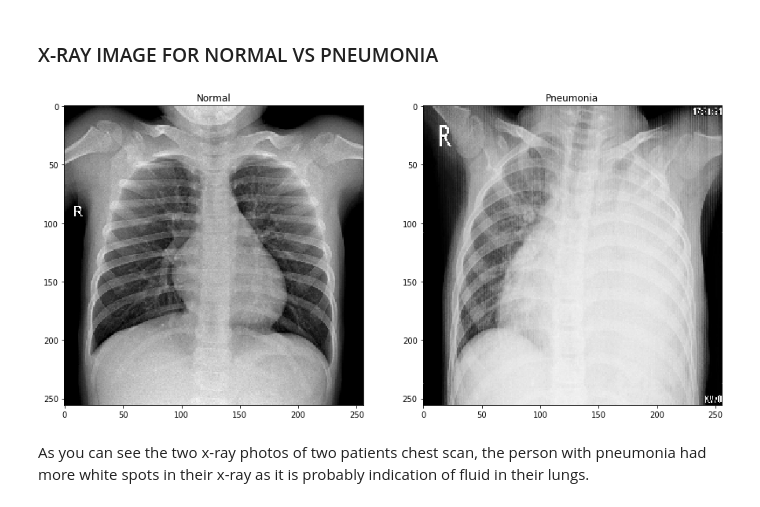
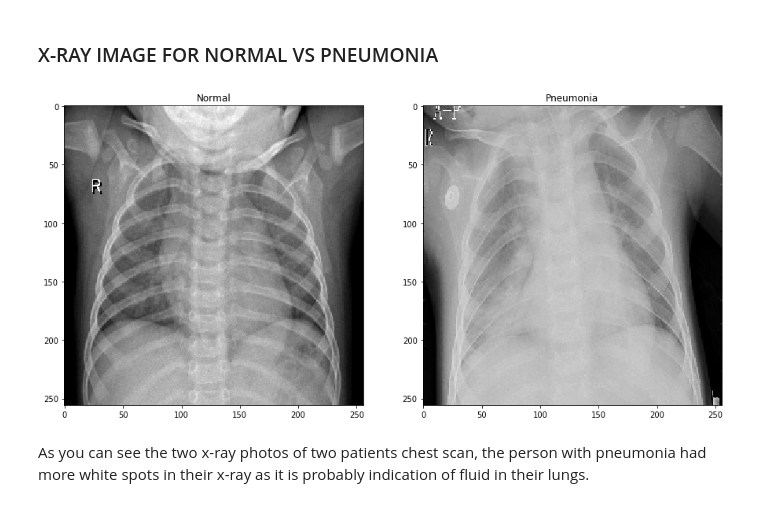
Before and after one commit to itcalderon/pneumonia_image_classification, a Jupyter notebook: 02.Exploratory_Data_Analysis-Wayne.ipynb, the cells around one changed output. Drawn from its saved outputs; the diff is of its cells as text; code cells hidden in the pictures.

```diff
--- a/02.Exploratory_Data_Analysis-Wayne.ipynb
+++ b/02.Exploratory_Data_Analysis-Wayne.ipynb
@@ -34,16 +26,16 @@ pneumonia_test_fol = train_dir + 'PNEUMONIA/'
 # %%
 # Loading image:
 fig, ax = plt.subplots(nrows = 1, ncols=2,figsize=(15,15))
-img1 = load_img(f'{normal_train_fol}/NORMAL-28501-0001.jpeg', target_size=(256,256))
+img1 = load_img(f'{train_directory}/NORMAL/IM-0137-0001.jpeg', target_size=(256,256))
 ax[0].imshow(img1)
 ax[0].set_title('Normal');
 
 
-img2 = load_img(f'{pneumonia_train_fol}/BACTERIA-8738712-0003.jpeg', target_size=(256,256))
+img2 = load_img(f'{train_directory}/PNEUMONIA/person1896_bacteria_4788.jpeg', target_size=(256,256))
 ax[1].imshow(img2)
 ax[1].set_title('Pneumonia');
 # %% [output]
-[figure, old version]
+[figure, new version]
 # %% [markdown]
 As you can see the two x-ray photos of two patients chest scan, the person with pneumonia had more white spots in their x-ray as it is probably indication of fluid in their lungs.
 # %% [markdown]
```
Also changed, not shown: parts of 7 cells of this notebook.
